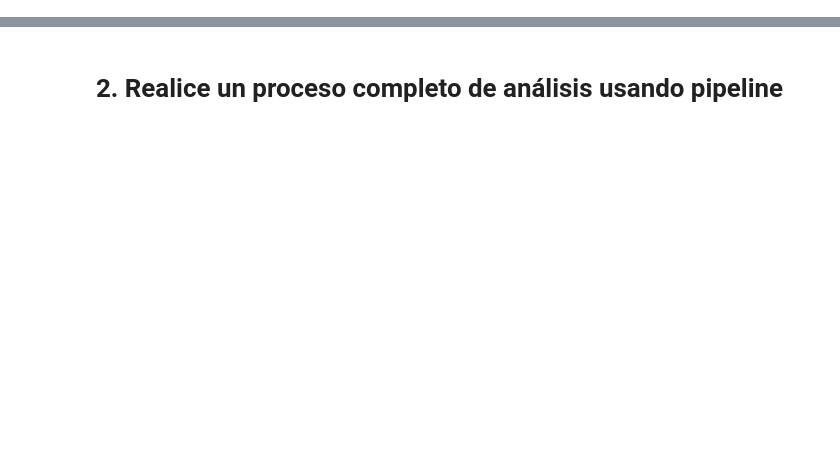
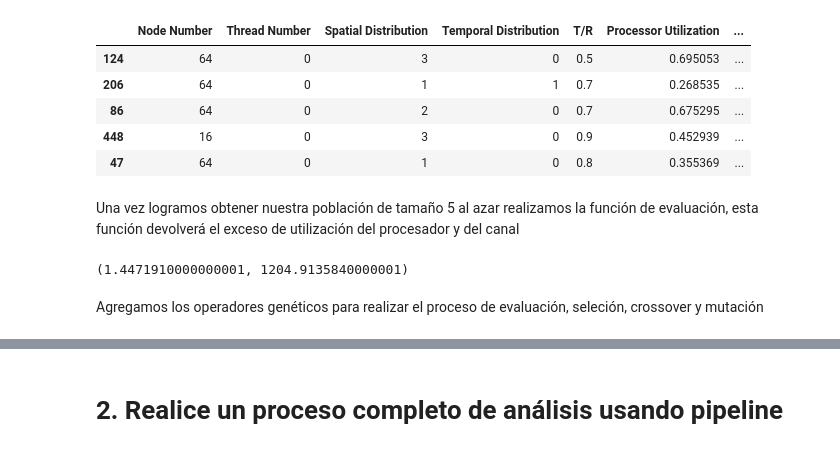
Before and after one commit to paulcardozo/Parcial2_IA, a Jupyter notebook: Parcial2.ipynb, the cells around one changed output, grey strips where cells are left out. Cells and saved outputs as stored; diff of their text form; code cells hidden in the pictures; blank space fills up the shorter version.

```diff
--- a/Parcial2.ipynb
+++ b/Parcial2.ipynb
@@ -2,0 +31,38 @@
+# %%
+#Importamos el dataset
+import pandas as pd
+url = 'https://raw.githubusercontent.com/paulcardozo/Parcial2_IA/master/optical_interconnection_network.csv'
+dataset = pd.read_csv(url)
+
+cleanup_data = {"Thread Number":{4:0,8:1},
+        "Spatial Distribution":{"UN":0,"HR":1,"BR":2,"PS":3},
+        "Temporal Distribution":{"Client-Server":0,"Asynchronous":1}}
+dataset.replace(cleanup_data, inplace=True)
+# %%
+import random
+import numpy as np
+from deap import algorithms, base, creator, tools
+
+#importamos de la librería deap creator para lograr crear el modelo de dos variables en el cuál buscará realizar una minimización para ambas variables
+creator.create("FitnessMulti",base.Fitness,weights=(-1.0,-1.0))
+creator.create("Individual",list,fitness=creator.FitnessMulti)
+
+toolbox=base.Toolbox()
+#realizamos el generador de atributos escogiendo 5 procesos al azar de nuestro dataset
+toolbox.register("index", np.random.choice, len(dataset), 5, replace=False)
+
+# Structure initializers
+toolbox.register("individual", tools.initIterate, creator.Individual, toolbox.index)
+toolbox.register("population", tools.initRepeat, list, toolbox.individual)
+
+ind=toolbox.individual()
+dataset.iloc[ind]
+# %% [output]
+|  | Node Number | Thread Number | Spatial Distribution | Temporal Distribution | T/R | Processor Utilization | ... |
+| 124 | 64 | 0 | 3 | 0 | 0.5 | 0.695053 | ... |
+| 206 | 64 | 0 | 1 | 1 | 0.7 | 0.268535 | ... |
+| 86 | 64 | 0 | 2 | 0 | 0.7 | 0.675295 | ... |
+| 448 | 16 | 0 | 3 | 0 | 0.9 | 0.452939 | ... |
+| 47 | 64 | 0 | 1 | 0 | 0.8 | 0.355369 | ... |
+# %% [markdown]
+Una vez logramos obtener nuestra población de tamaño 5 al azar realizamos la función de evaluación, esta función devolverá el exceso de utilización del procesador y del canal
@@ -2,0 +72,6 @@
+# %%
+serverUtilization(ind)
+# %% [output]
+(1.4471910000000001, 1204.9135840000001)
+# %% [markdown]
+Agregamos los operadores genéticos para realizar el proceso de evaluación, seleción, crossover y mutación
```
Also changed, not shown: parts of 18 cells of this notebook.
